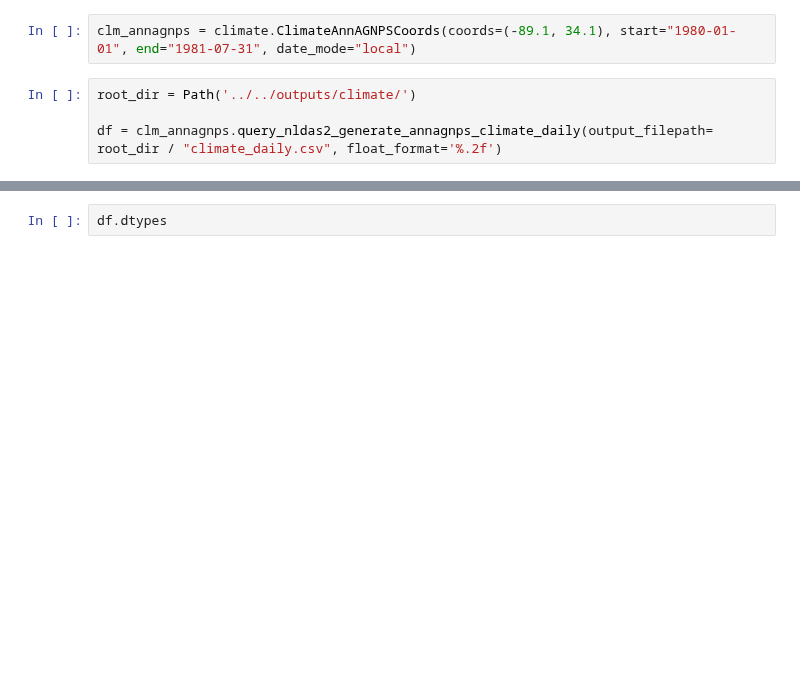
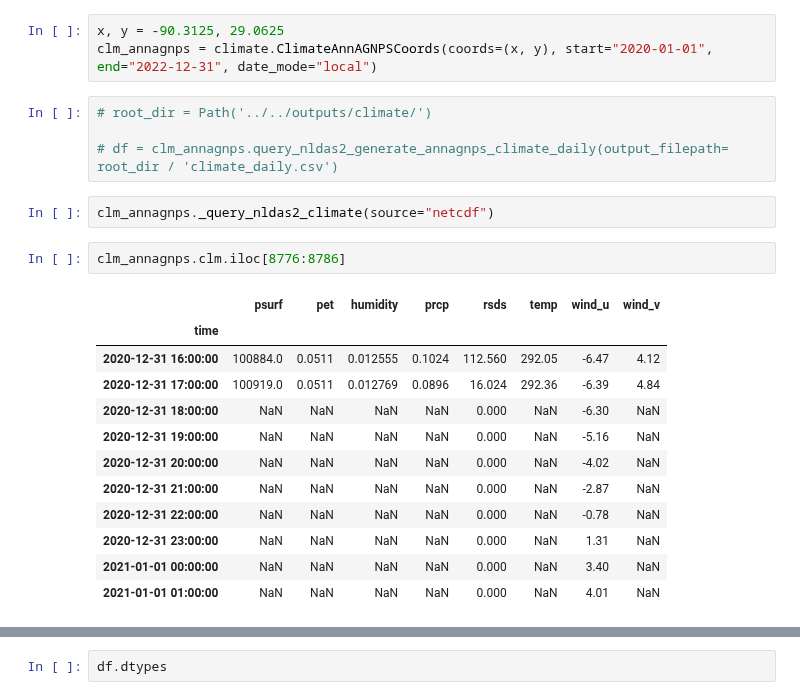
Before and after one commit to LucRSquared/pyagnps, a Jupyter notebook: notebooks/climate/test_annagnps_climate.ipynb, the cells around one changed output, grey strips where cells are left out. Saved outputs shown, nothing was run; the diff lists cells and outputs as text; blank space fills up the shorter version.

```diff
--- a/notebooks/climate/test_annagnps_climate.ipynb
+++ b/notebooks/climate/test_annagnps_climate.ipynb
@@ -10,8 +10,26 @@ import hvplot.pandas #no.qa
 [interactive output not drawn]
 [interactive output not drawn]
 # %%
-clm_annagnps = climate.ClimateAnnAGNPSCoords(coords=(-89.1, 34.1), start="1980-01-01", end="1981-07-31", date_mode="local")
+x, y = -90.3125, 29.0625
+clm_annagnps = climate.ClimateAnnAGNPSCoords(coords=(x, y), start="2020-01-01", end="2022-12-31", date_mode="local")
 # %%
-root_dir = Path('../../outputs/climate/')
+# root_dir = Path('../../outputs/climate/')
 
-df = clm_annagnps.query_nldas2_generate_annagnps_climate_daily(output_filepath= root_dir / "climate_daily.csv", float_format='%.2f')
+# df = clm_annagnps.query_nldas2_generate_annagnps_climate_daily(output_filepath= root_dir / 'climate_daily.csv')
+# %%
+clm_annagnps._query_nldas2_climate(source="netcdf")
+# %%
+clm_annagnps.clm.iloc[8776:8786]
+# %% [output]
+|  | psurf | pet | humidity | prcp | rsds | temp | wind_u | wind_v |
+| time |  |  |  |  |  |  |  |  |
+| 2020-12-31 16:00:00 | 100884.0 | 0.0511 | 0.012555 | 0.1024 | 112.560 | 292.05 | -6.47 | 4.12 |
+| 2020-12-31 17:00:00 | 100919.0 | 0.0511 | 0.012769 | 0.0896 | 16.024 | 292.36 | -6.39 | 4.84 |
+| 2020-12-31 18:00:00 | NaN | NaN | NaN | NaN | 0.000 | NaN | -6.30 | NaN |
+| 2020-12-31 19:00:00 | NaN | NaN | NaN | NaN | 0.000 | NaN | -5.16 | NaN |
+| 2020-12-31 20:00:00 | NaN | NaN | NaN | NaN | 0.000 | NaN | -4.02 | NaN |
+| 2020-12-31 21:00:00 | NaN | NaN | NaN | NaN | 0.000 | NaN | -2.87 | NaN |
+| 2020-12-31 22:00:00 | NaN | NaN | NaN | NaN | 0.000 | NaN | -0.78 | NaN |
+| 2020-12-31 23:00:00 | NaN | NaN | NaN | NaN | 0.000 | NaN | 1.31 | NaN |
+| 2021-01-01 00:00:00 | NaN | NaN | NaN | NaN | 0.000 | NaN | 3.40 | NaN |
+| 2021-01-01 01:00:00 | NaN | NaN | NaN | NaN | 0.000 | NaN | 4.01 | NaN |
```
Also changed, not shown: parts of 4 cells of this notebook, 45 other files.
